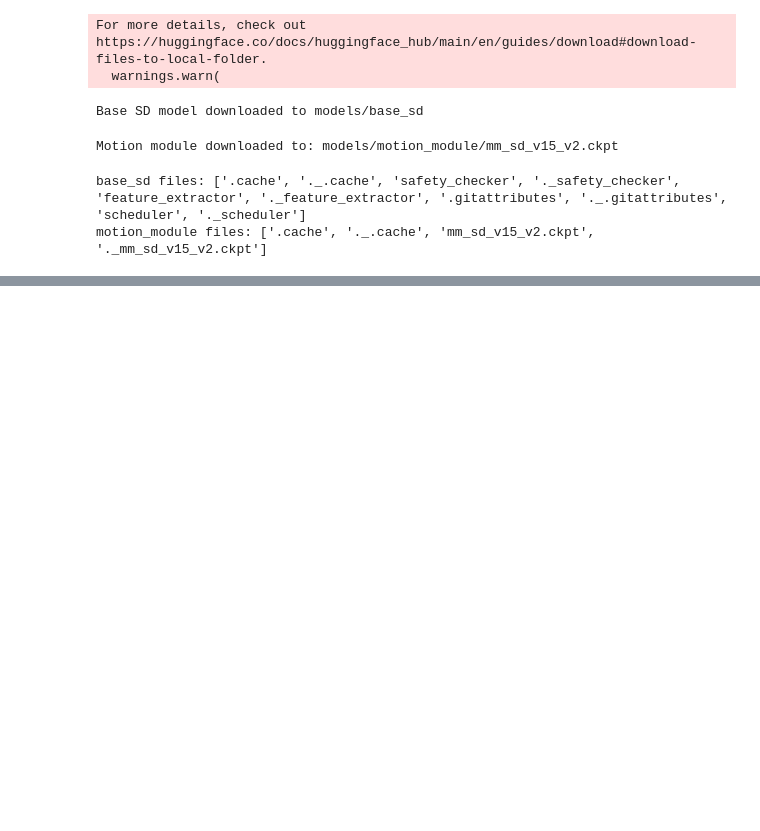
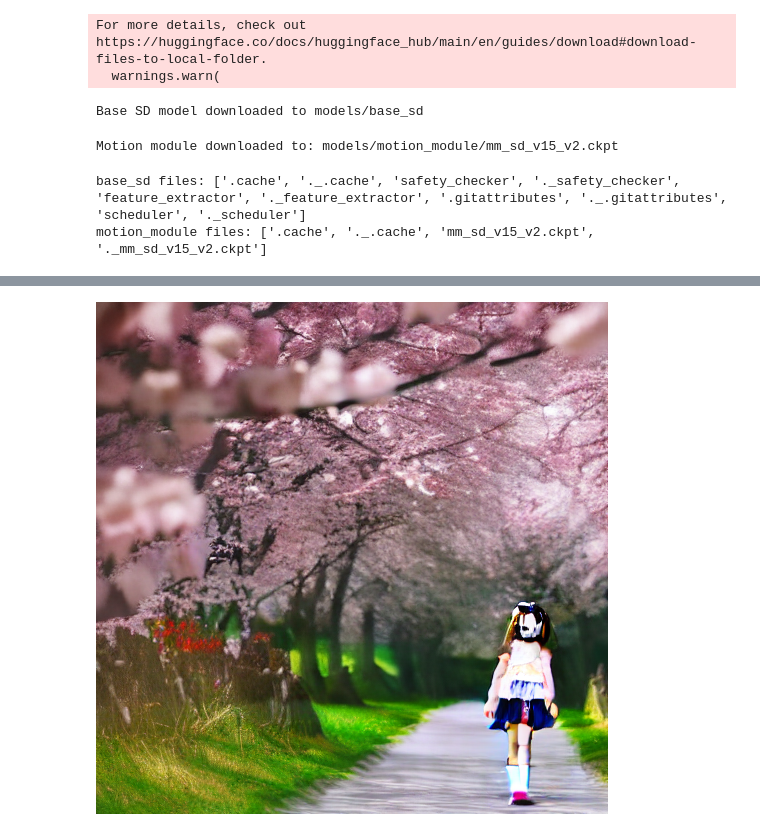
Before and after one commit to arvindkandala/deep-learning-video-inpainting-project, a Jupyter notebook: ECE_VideoInpainting_HuggingFace.ipynb, the cells around one changed output, grey strips where cells are left out. Cells and saved outputs as stored; diff of their text form; code cells hidden in the pictures; blank space fills up the shorter version.

Commit message:
Test AnimateDiff pipeline and initial generation experiments

```diff
--- a/ECE_VideoInpainting_HuggingFace.ipynb
+++ b/ECE_VideoInpainting_HuggingFace.ipynb
@@ -117,0 +120,19 @@ motion_module files: ['.cache', '._.cache', 'mm_sd_v15_v2.ckpt', '._mm_sd_v15_v2
+# %%
+import torch
+from diffusers import StableDiffusionPipeline
+
+device = "mps" if torch.backends.mps.is_available() else "cpu"
+dtype = torch.float32  # safest for Mac/MPS
+
+print("device:", device)
+print("dtype:", dtype)
+
+pipe = StableDiffusionPipeline.from_pretrained(
+    "models/base_sd",
+    torch_dtype=dtype,
+    safety_checker=None,
+    requires_safety_checker=False,
+)
+
+pipe = pipe.to(device)
+print("Base SD pipeline loaded")
@@ -117,0 +144,8 @@ motion_module files: ['.cache', '._.cache', 'mm_sd_v15_v2.ckpt', '._mm_sd_v15_v2
+# %%
+# Test the pipeline with a simple prompt
+
+prompt = "an anime girl walking under cherry blossoms, cinematic, high quality"
+image = pipe(prompt, num_inference_steps=10).images[0]
+image
+# %% [output]
+[figure, added]
```
Also changed, not shown: parts of 9 cells of this notebook.
